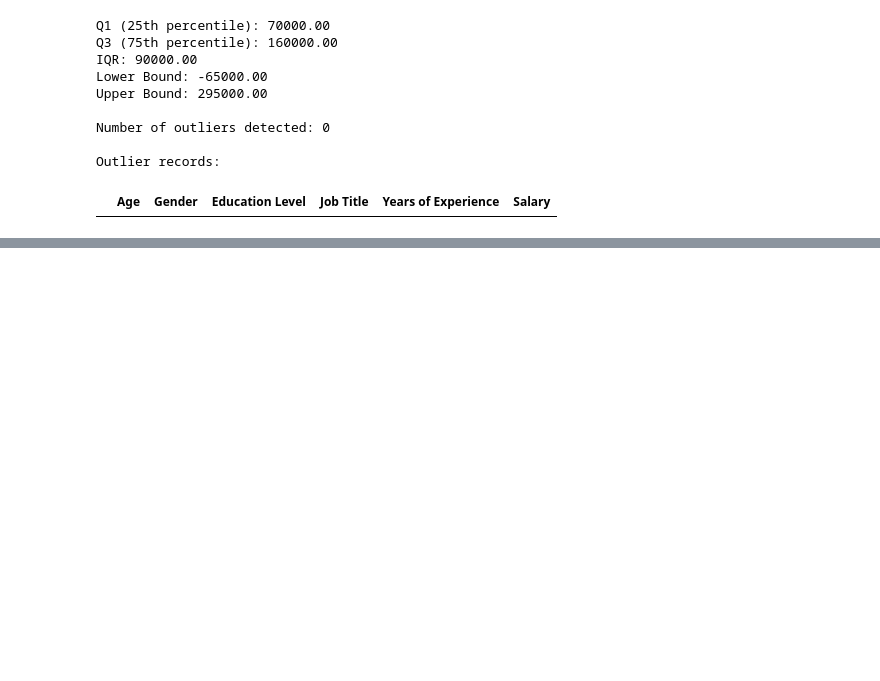
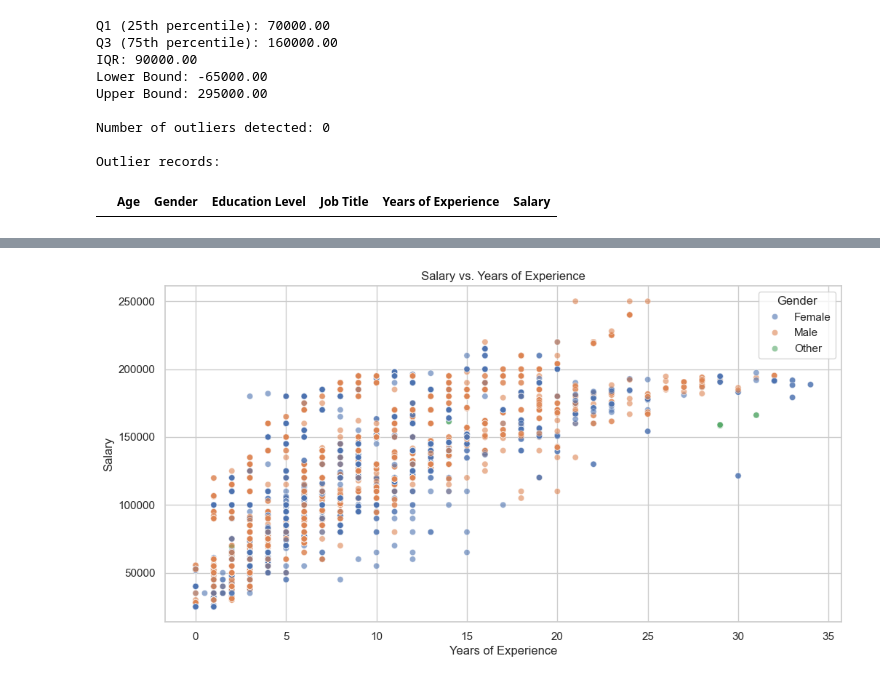
Before and after one commit to NhaDAlvarado/Data_Analysis-Portfolio, a Jupyter notebook: Statistic/salary.ipynb, the cells around one changed output, grey strips where cells are left out. Cells and saved outputs as stored; diff of their text form; code cells hidden in the pictures; blank space fills up the shorter version.

```diff
--- a/Statistic/salary.ipynb
+++ b/Statistic/salary.ipynb
@@ -142,0 +190,8 @@ df['Experience Bins'] = pd.cut(df['Years of Experience'],
+# %%
+# Salary vs. experience
+plt.figure(figsize=(12, 6))
+sns.scatterplot(x='Years of Experience', y='Salary', data=df, hue='Gender', alpha=0.6)
+plt.title('Salary vs. Years of Experience')
+plt.show()
+# %% [output]
+[figure, added]
```
Also changed, not shown: parts of 18 cells of this notebook.
